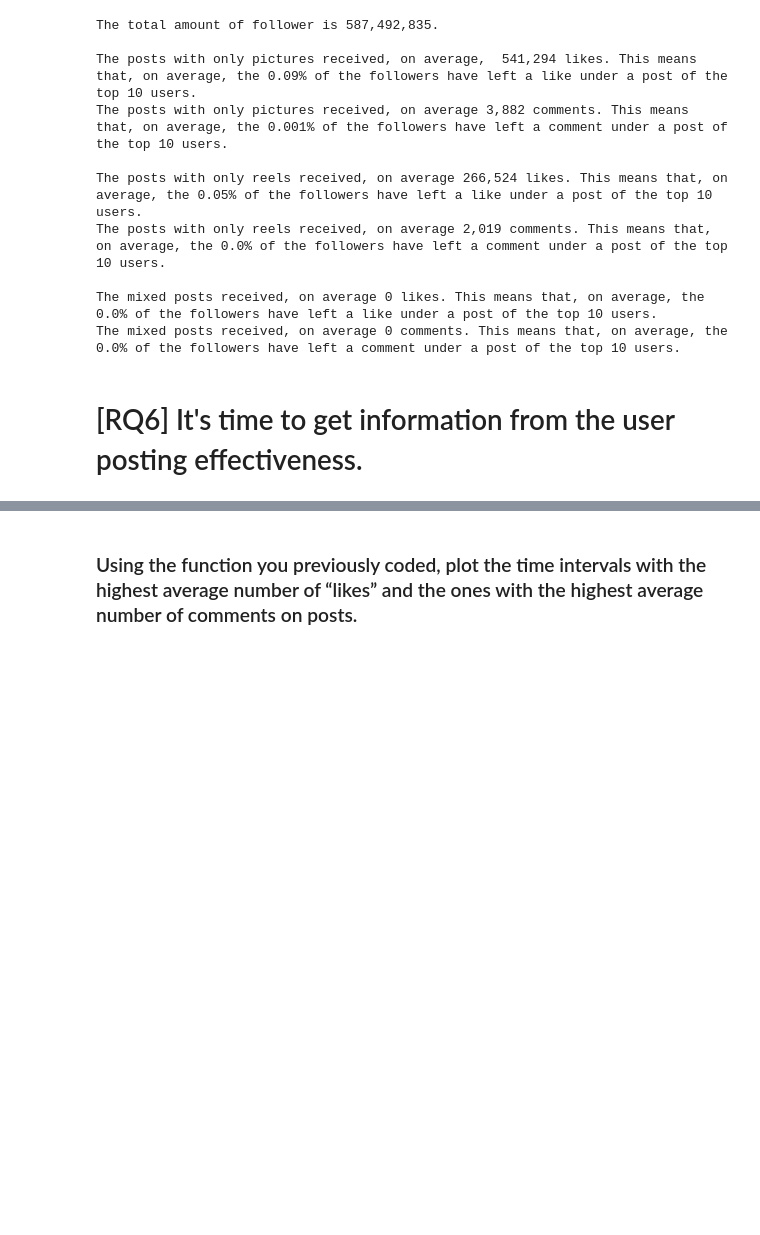
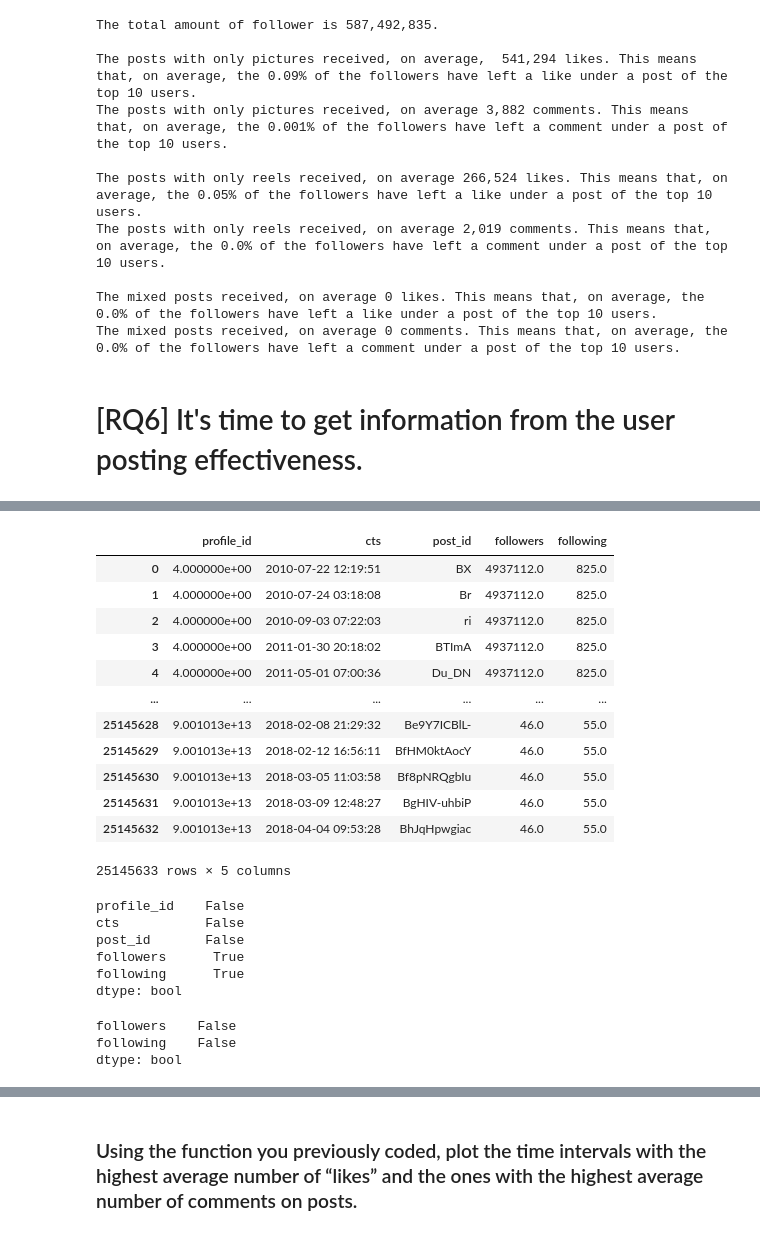
Before and after one commit to MRampo/ADM-HMW2, a Jupyter notebook: 2HW_ADM.ipynb, the cells around one changed output, grey strips where cells are left out. Drawn from its saved outputs; the diff is of its cells as text; code cells hidden in the pictures; blank space fills up the shorter version.

```diff
--- a/2HW_ADM.ipynb
+++ b/2HW_ADM.ipynb
@@ -754,0 +833,4 @@ The mixed posts received, on average 0 comments. This means that, on average, th
+# %%
+#Let's define the columns/variables we are interested in
+posts2=posts[['profile_id','cts','post_id']]
+posts2
@@ -754,0 +851,6 @@ The mixed posts received, on average 0 comments. This means that, on average, th
+# %%
+# Then we sort and rop all NaN values
+
+posts2=posts2.sort_values(by=['profile_id','cts'],ascending=True)
+posts2.dropna(inplace=True)
+posts2
@@ -754,0 +871,17 @@ The mixed posts received, on average 0 comments. This means that, on average, th
+# %%
+new_merge2=pd.merge(posts2,profiles[['profile_id','followers','following']],on='profile_id')
+new_merge2
+# %% [output]
+|  | profile_id | cts | post_id | followers | following |
+| 0 | 4.000000e+00 | 2010-07-22 12:19:51 | BX | 4937112.0 | 825.0 |
+| 1 | 4.000000e+00 | 2010-07-24 03:18:08 | Br | 4937112.0 | 825.0 |
+| 2 | 4.000000e+00 | 2010-09-03 07:22:03 | ri | 4937112.0 | 825.0 |
+| 3 | 4.000000e+00 | 2011-01-30 20:18:02 | BTImA | 4937112.0 | 825.0 |
+| 4 | 4.000000e+00 | 2011-05-01 07:00:36 | Du_DN | 4937112.0 | 825.0 |
+| ... | ... | ... | ... | ... | ... |
+| 25145628 | 9.001013e+13 | 2018-02-08 21:29:32 | Be9Y7ICBlL- | 46.0 | 55.0 |
+| 25145629 | 9.001013e+13 | 2018-02-12 16:56:11 | BfHM0ktAocY | 46.0 | 55.0 |
+| 25145630 | 9.001013e+13 | 2018-03-05 11:03:58 | Bf8pNRQgbIu | 46.0 | 55.0 |
+| 25145631 | 9.001013e+13 | 2018-03-09 12:48:27 | BgHIV-uhbiP | 46.0 | 55.0 |
+| 25145632 | 9.001013e+13 | 2018-04-04 09:53:28 | BhJqHpwgiac | 46.0 | 55.0 |
+25145633 rows × 5 columns
@@ -754,0 +890,18 @@ The mixed posts received, on average 0 comments. This means that, on average, th
+# %%
+#Let's look for NaN
+new_merge2.isnull().any()
+# %% [output]
+profile_id    False
+cts           False
+post_id       False
+followers      True
+following      True
+dtype: bool
+# %%
+#Let's drop them
+new_merge2.dropna(subset=['followers','following'],inplace=True)
+new_merge2[['followers','following']].isnull().any()
+# %% [output]
+followers    False
+following    False
+dtype: bool
```
Also changed, not shown: parts of 43 cells of this notebook.
